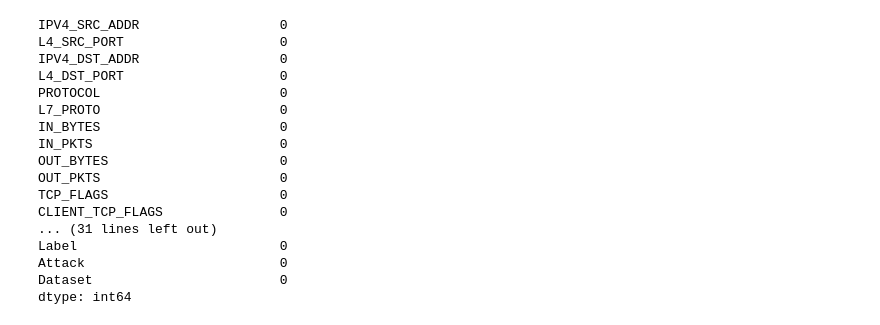
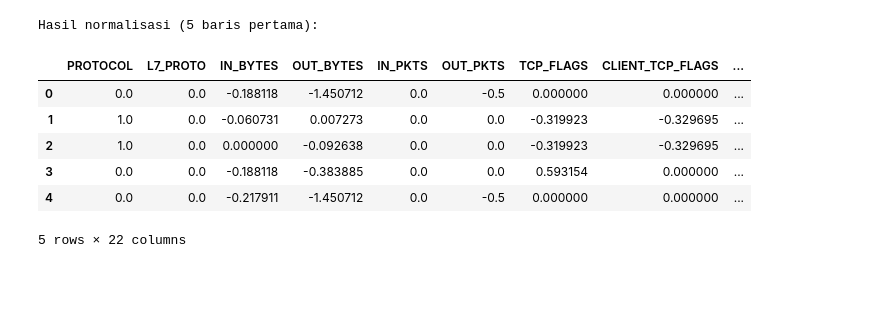
Before and after one commit to n0thing19/NIDS, a Jupyter notebook: notebooks/prototype.ipynb, the cells around one changed output. Saved outputs shown, nothing was run; the diff lists cells and outputs as text; code cells hidden in the pictures; blank space fills up the shorter version.

```diff
--- a/notebooks/prototype.ipynb
+++ b/notebooks/prototype.ipynb
@@ -31,33 +52,43 @@ df = pd.read_csv('../data/NF-UQ-NIDS-v2-sampled-10.csv')
 # %%
-df.isnull().sum()
+features_final = [
+    'PROTOCOL', 'L7_PROTO',
+    'IN_BYTES', 'OUT_BYTES',
+    'IN_PKTS', 'OUT_PKTS',
+    'TCP_FLAGS', 'CLIENT_TCP_FLAGS', 'SERVER_TCP_FLAGS',
+    'FLOW_DURATION_MILLISECONDS', 'DURATION_IN', 'DURATION_OUT',
+    'MIN_TTL', 'MAX_TTL',
+    'LONGEST_FLOW_PKT', 'SHORTEST_FLOW_PKT', 'MIN_IP_PKT_LEN', 'MAX_IP_PKT_LEN',
+    'SRC_TO_DST_AVG_THROUGHPUT', 'DST_TO_SRC_AVG_THROUGHPUT',
+    'TCP_WIN_MAX_IN', 'TCP_WIN_MAX_OUT'
+]
+
+X = df[features_final]
+y = df['Label']
-# %% [output]
-IPV4_SRC_ADDR                  0
-L4_SRC_PORT                    0
-IPV4_DST_ADDR                  0
-L4_DST_PORT                    0
-PROTOCOL                       0
-L7_PROTO                       0
-IN_BYTES                       0
-IN_PKTS                        0
-OUT_BYTES                      0
-OUT_PKTS                       0
-TCP_FLAGS                      0
-CLIENT_TCP_FLAGS               0
-... (31 lines left out)
-Label                          0
-Attack                         0
-Dataset                        0
-dtype: int64
 # %%
-features_final = [
-    'PROTOCOL', 'L7_PROTO',
-    'IN_BYTES', 'OUT_BYTES',
-    'IN_PKTS', 'OUT_PKTS',
-    'TCP_FLAGS', 'CLIENT_TCP_FLAGS', 'SERVER_TCP_FLAGS',
-    'FLOW_DURATION_MILLISECONDS', 'DURATION_IN', 'DURATION_OUT',
-    'MIN_TTL', 'MAX_TTL',
-    'LONGEST_FLOW_PKT', 'SHORTEST_FLOW_PKT', 'MIN_IP_PKT_LEN', 'MAX_IP_PKT_LEN',
-    'SRC_TO_DST_AVG_THROUGHPUT', 'DST_TO_SRC_AVG_THROUGHPUT',
-    'TCP_WIN_MAX_IN', 'TCP_WIN_MAX_OUT'
-]
+from sklearn.preprocessing import RobustScaler
+
+X_log = np.log1p(X)
+
+# KUNCI DETEKSI ANOMALI: Fit scaler HANYA pada data normal (Label == 0)
+# Ini membuat distribusi traffic normal menjadi patokan utama (angka 0 pada scaler)
+normal_idx = (y == 0)
+
+scaler = RobustScaler()
+scaler.fit(X_log[normal_idx]) # Fit hanya pada normal
+
+# Transform ke seluruh data (Normal & Attack)
+X_scaled = scaler.transform(X_log)
+
+X_scaled_df = pd.DataFrame(X_scaled, columns=X.columns)
+print("\nHasil normalisasi (5 baris pertama):")
+display(X_scaled_df.head())
+# %% [output]
+Hasil normalisasi (5 baris pertama):
+|  | PROTOCOL | L7_PROTO | IN_BYTES | OUT_BYTES | IN_PKTS | OUT_PKTS | TCP_FLAGS | CLIENT_TCP_FLAGS | ... |
+| 0 | 0.0 | 0.0 | -0.188118 | -1.450712 | 0.0 | -0.5 | 0.000000 | 0.000000 | ... |
+| 1 | 1.0 | 0.0 | -0.060731 | 0.007273 | 0.0 | 0.0 | -0.319923 | -0.329695 | ... |
+| 2 | 1.0 | 0.0 | 0.000000 | -0.092638 | 0.0 | 0.0 | -0.319923 | -0.329695 | ... |
+| 3 | 0.0 | 0.0 | -0.188118 | -0.383885 | 0.0 | 0.0 | 0.593154 | 0.000000 | ... |
+| 4 | 0.0 | 0.0 | -0.217911 | -1.450712 | 0.0 | -0.5 | 0.000000 | 0.000000 | ... |
+5 rows × 22 columns
 # %%
```
Also changed, not shown: parts of 18 cells of this notebook, 4 other files.
